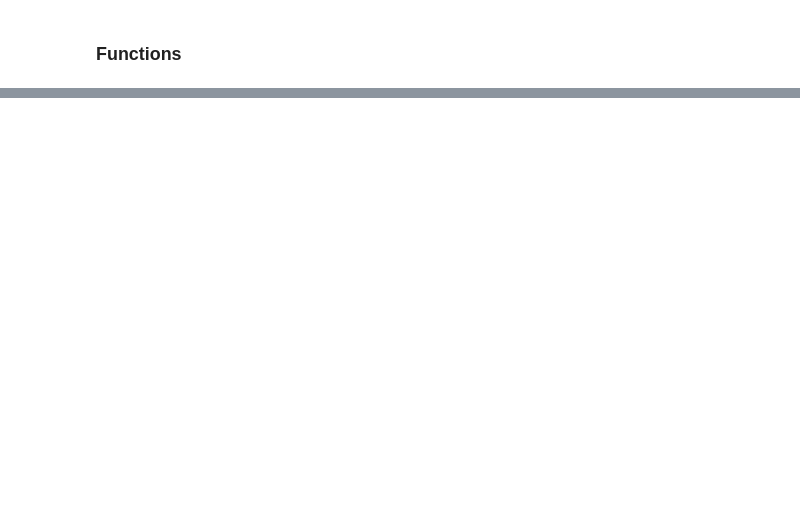
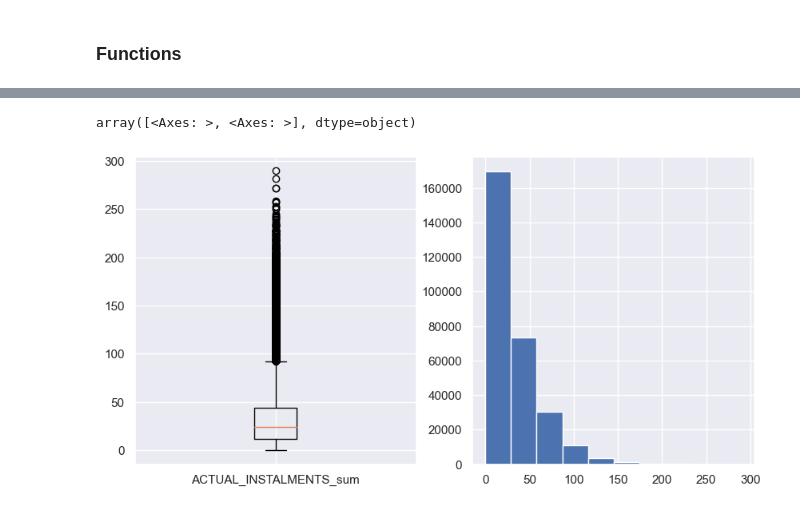
Before and after one commit to seg-fault123/bdm_project, a Jupyter notebook: pos_cash.ipynb, the cells around one changed output, grey strips where cells are left out. Drawn from its saved outputs; the diff is of its cells as text; code cells hidden in the pictures; blank space fills up the shorter version.

```diff
--- a/pos_cash.ipynb
+++ b/pos_cash.ipynb
@@ -162,3 +162,15 @@ pos_agg_2.reset_index(inplace=True)
 pos_agg_2.shape
 # %% [output]
 (337252, 22)
+# %%
+'''
+aggregating NAME_CONTRACT_STATUS
+'''
+temp3=pos_agg[['SK_ID_CURR', 'NAME_CONTRACT_STATUS']].value_counts().unstack().replace(np.nan, 0)
+temp3['Total']=temp3.sum(axis=1) # temporary column, will be deleted later
+temp3['Active_PCT']=temp3['Active']*100/temp3['Total']
+temp3['Completed_PCT']=temp3['Completed']*100/temp3['Total']
+temp3.drop(labels='Total', axis=1, inplace=True)
+temp3.rename(columns=lambda x: 'CONTRACT_STATUS_'+x, inplace=True)
+temp3.reset_index(inplace=True)
+temp3.shape
@@ -164,0 +179,6 @@ pos_agg_2.shape
+# %%
+'''
+merging the result of the above two cells
+'''
+pos_agg_2=pd.merge(left=pos_agg_2, right=temp3, on='SK_ID_CURR')
+pos_agg_2.shape
@@ -283,8 +305,8 @@ def median_vs_target(feature, data):
 # plot_all_numeric_kde(pos_agg_target, pos_agg_target.columns)
 # %%
 numerical_features=pd.Index(['SK_ID_CURR', 'TARGET', 'ACTUAL_INSTALMENTS_sum', 'RECORD_count_max', 'RECORD_count_sum',
-                             'INSTALMENT_REDUCTION_PCT_max', 'MONTHS_BALANCE_min', 'MONTHS_BALANCE_min',
-                             'MONTHS_BALANCE_median'])
+                             'INSTALMENT_REDUCTION_PCT_max', 'MONTHS_BALANCE_min', 'MONTHS_BALANCE_median',
+                             'CONTRACT_STATUS_Active_PCT', 'CONTRACT_STATUS_Completed_PCT'])
 numerical_frame=pos_agg_target[numerical_features].copy()
-numerical_frame.shape
+numerical_frame.shape, numerical_frame.columns
 # %% [output]
@@ -291,0 +337,5 @@ numerical_frame.shape
+# %%
+plot_hist_box(numerical_frame, 'ACTUAL_INSTALMENTS_sum')
+# %% [output]
+array([<Axes: >, <Axes: >], dtype=object)
+[figure, added]
```
Also changed, not shown: parts of 62 cells of this notebook, 1 other file.
